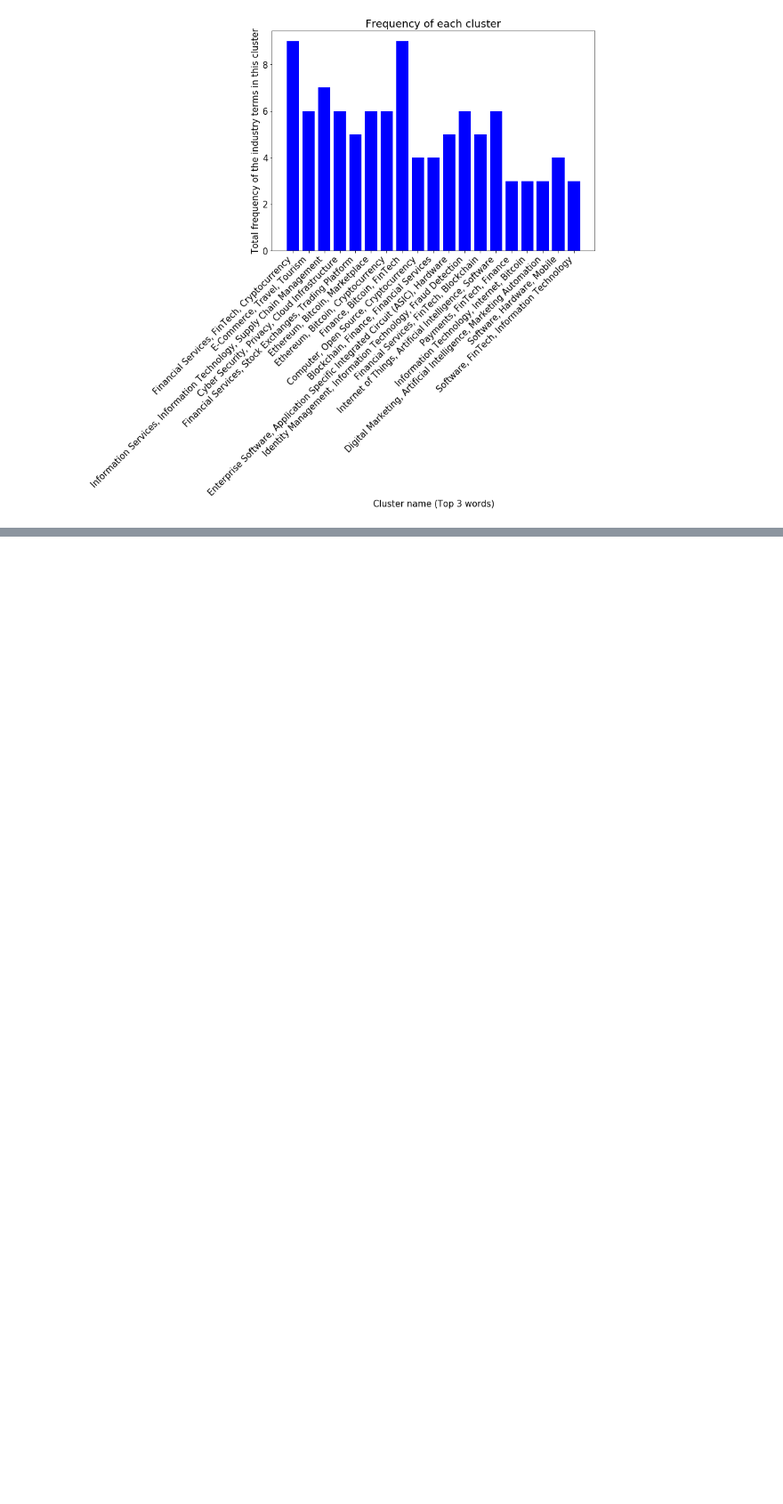
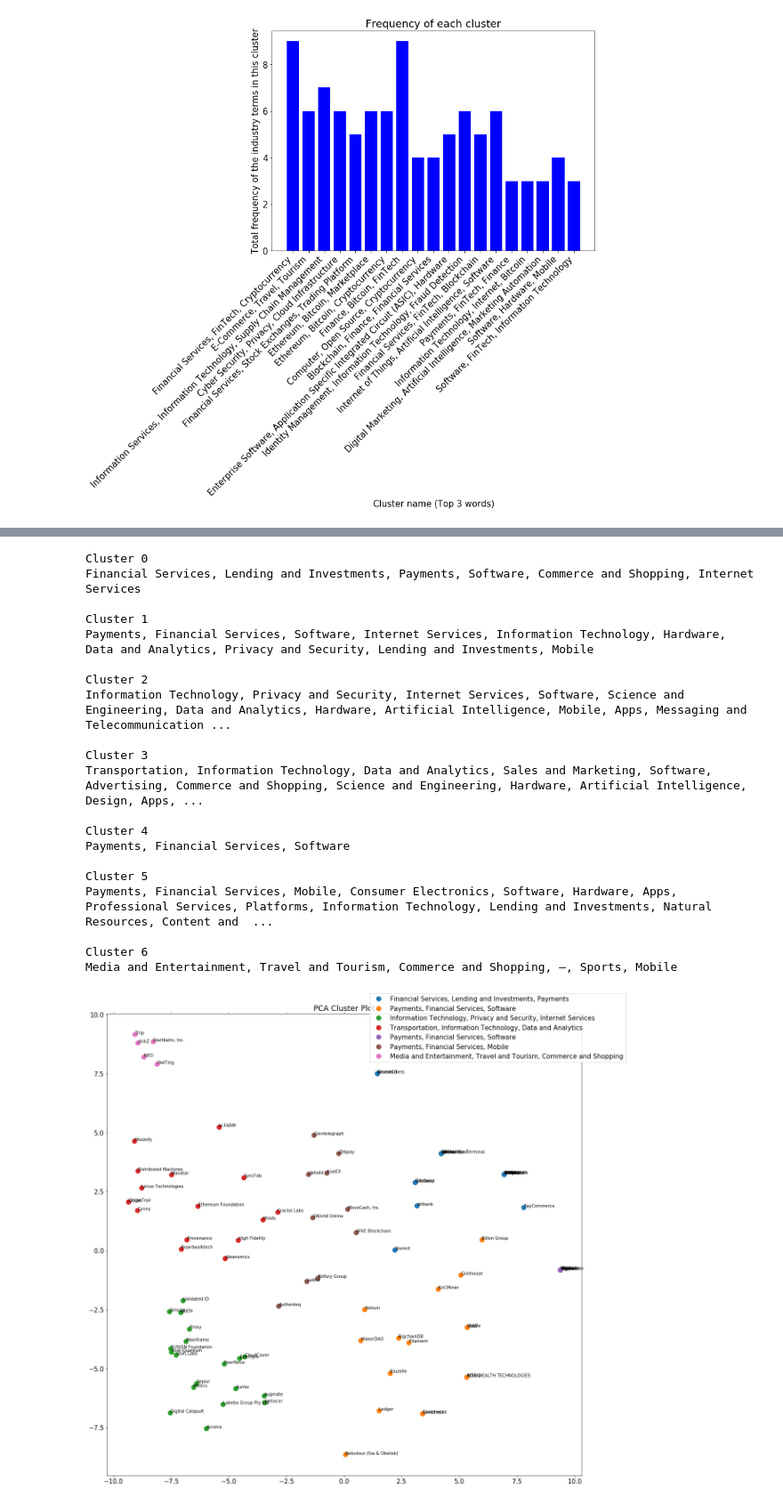
Before and after one commit to sdsc-blocklab/Blockchain-Market-Evolution, a Jupyter notebook: Visualizations.ipynb, the cells around one changed output, grey strips where cells are left out. Shown at 89% size. Saved outputs shown, nothing was run; the diff lists cells and outputs as text; code cells hidden in the pictures; blank space fills up the shorter version.

```diff
--- a/Visualizations.ipynb
+++ b/Visualizations.ipynb
@@ -980,0 +995,24 @@ get_industry_counts_in_clusters(document_vectors, clusters, vectorizer.get_featu
+# %%
+clusters = cluster(X, 7, labels, choice + ' Cluster Plot', label_clusters=True)
+# %% [output]
+Cluster 0
+Financial Services, Lending and Investments, Payments, Software, Commerce and Shopping, Internet Services
+
+Cluster 1
+Payments, Financial Services, Software, Internet Services, Information Technology, Hardware, Data and Analytics, Privacy and Security, Lending and Investments, Mobile
+
+Cluster 2
+Information Technology, Privacy and Security, Internet Services, Software, Science and Engineering, Data and Analytics, Hardware, Artificial Intelligence, Mobile, Apps, Messaging and Telecommunication ...
+
+Cluster 3
+Transportation, Information Technology, Data and Analytics, Sales and Marketing, Software, Advertising, Commerce and Shopping, Science and Engineering, Hardware, Artificial Intelligence, Design, Apps, ...
+
+Cluster 4
+Payments, Financial Services, Software
+
+Cluster 5
+Payments, Financial Services, Mobile, Consumer Electronics, Software, Hardware, Apps, Professional Services, Platforms, Information Technology, Lending and Investments, Natural Resources, Content and  ...
+
+Cluster 6
+Media and Entertainment, Travel and Tourism, Commerce and Shopping, —, Sports, Mobile
+[figure, added]
```
Also changed, not shown: parts of 7 cells of this notebook.
